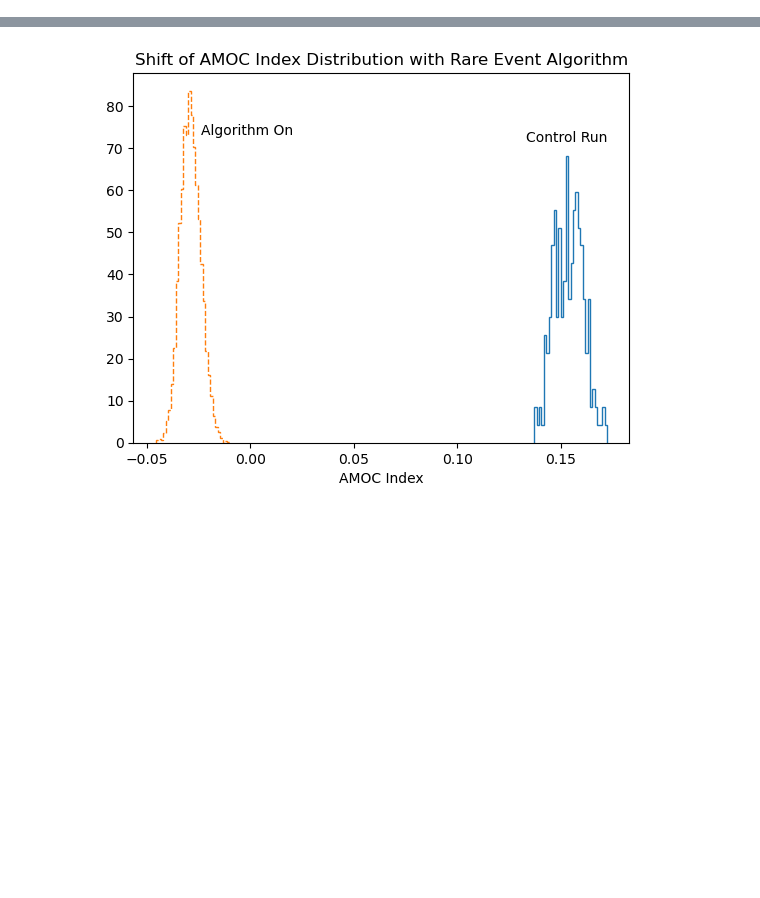
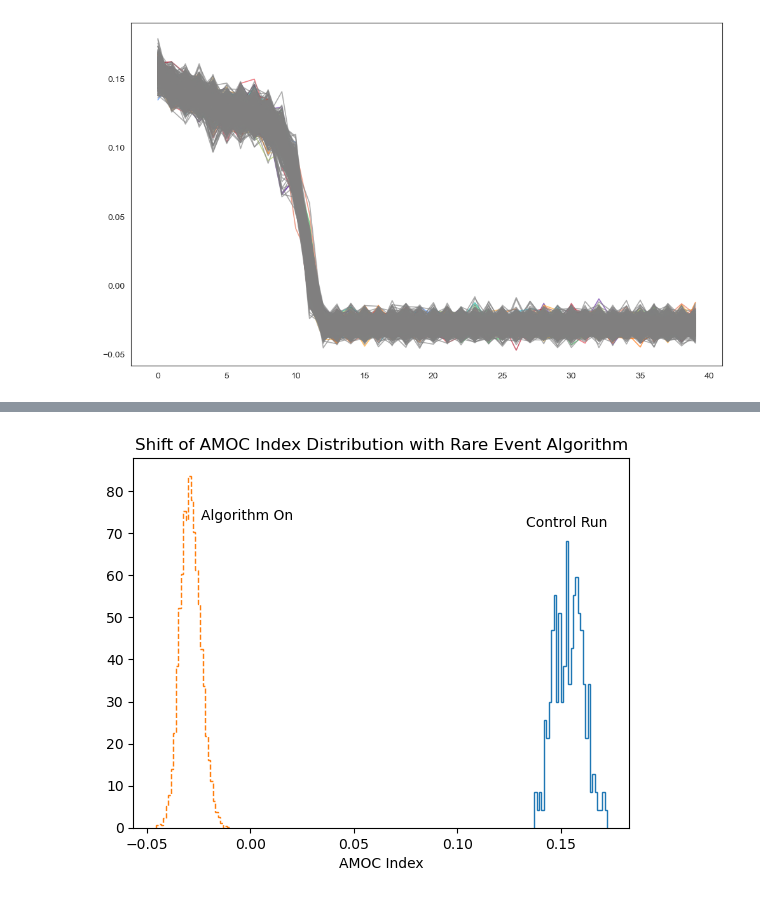
Before and after one commit to amethystaurora-robo/Rare_event_algorithms, a Jupyter notebook: code/Just_plots.ipynb, the cells around one changed output, grey strips where cells are left out. Drawn from its saved outputs; the diff is of its cells as text; code cells hidden in the pictures; blank space fills up the shorter version.

```diff
--- a/code/Just_plots.ipynb
+++ b/code/Just_plots.ipynb
@@ -10,0 +167,29 @@ from matplotlib import cm
+# %%
+fig, ax = plt.subplots(figsize=(12, 7))
+
+# Assign one color to each parent/ancestor
+parents = amoc_df["Agg Label"].dropna().unique()
+colors = cmap(np.linspace(0, 1, len(parents)))
+
+parent_colors = dict(zip(parents, colors))
+
+# Plot every trajectory independently
+for traj_id, traj in df.groupby("Label", sort=False):
+    traj = traj.sort_values("Run name")
+
+    # Use the trajectory's parent/ancestor for its color
+    parent = traj["Agg Label"].dropna().iloc[0] \
+        if traj["Agg Label"].notna().any() else traj_id
+
+    color = parent_colors.get(parent, "gray")
+
+    ax.plot(
+        traj["Run name"],
+        traj["Last AMOC value"],
+        color=color,
+        linewidth=1.2,
+        alpha=0.65,
+        zorder=2,
+    )
+# %% [output]
+[figure, added]
```
Also changed, not shown: parts of 23 cells of this notebook, 1 other file.
